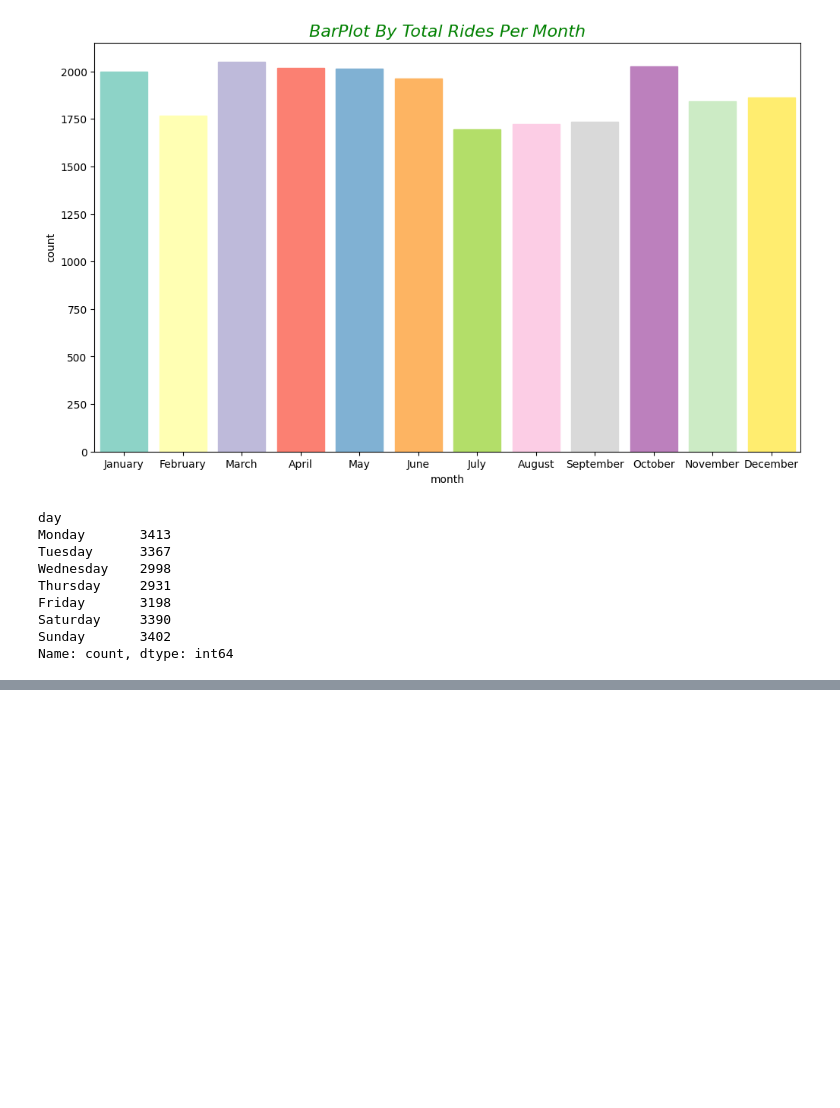
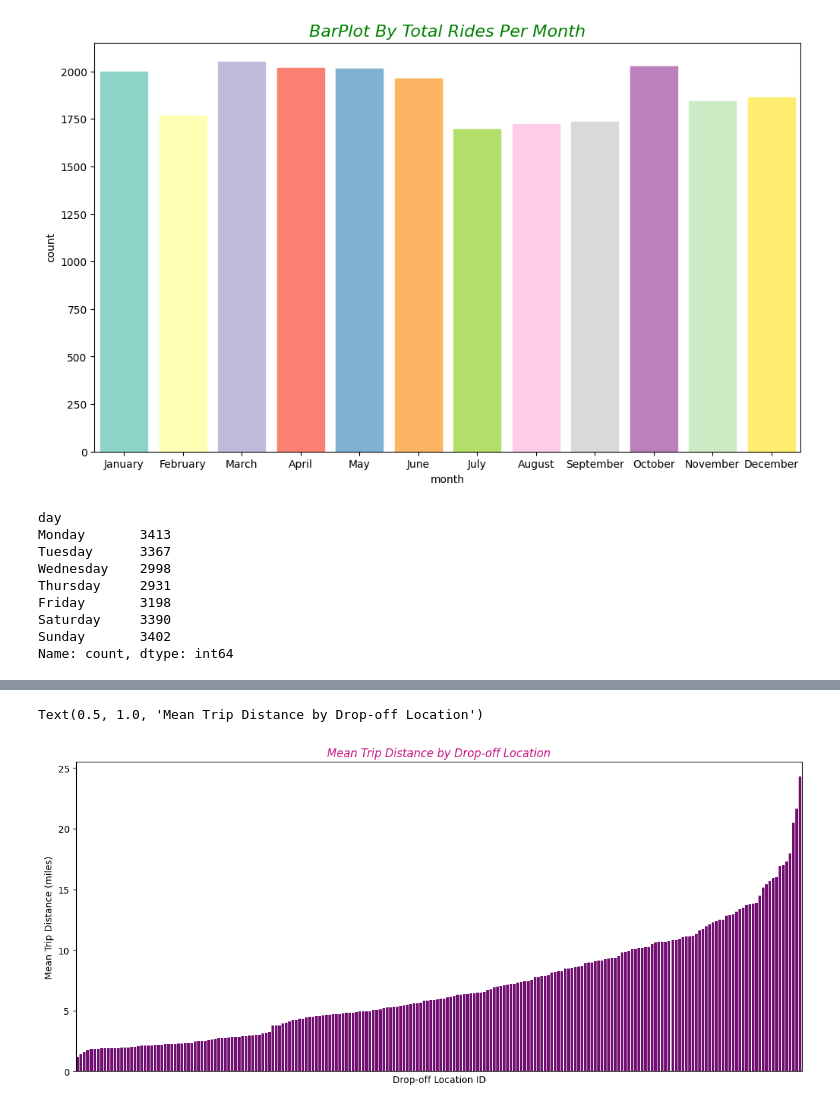
Before and after one commit to rashidul738/Yellow_Taxi_Trip_Data_Analysis_2025, a Jupyter notebook: Yellow_Taxi_Trip.ipynb, the cells around one changed output, grey strips where cells are left out. Cells and saved outputs as stored; diff of their text form; code cells hidden in the pictures; blank space fills up the shorter version.

```diff
--- a/Yellow_Taxi_Trip.ipynb
+++ b/Yellow_Taxi_Trip.ipynb
@@ -279,0 +343,8 @@ Text(0.5, 1.0, 'BarPlot By Day Rides')
+# %%
+# Calculate the mean trip distance for each drop-off location
+distance_by_dropoff = df.groupby('DOLocationID')[['trip_distance']].mean()
+
+# Sort the results in descending order by mean trip distance
+#==> ENTER YOUR CODE HERE
+distance_by_dropoff = distance_by_dropoff.sort_values(by='trip_distance')
+distance_by_dropoff
@@ -279,0 +366,16 @@ Text(0.5, 1.0, 'BarPlot By Day Rides')
+# %%
+# Create a bar plot of mean trip distances by drop-off location in ascending order by distance
+plt.figure(figsize=(14, 6))
+ax = sns.barplot(x=distance_by_dropoff.index,
+                 y=distance_by_dropoff['trip_distance'],
+                 order=distance_by_dropoff.index,
+                 color='Purple'
+                 )
+ax.set_xticklabels([])
+ax.set_xticks([])
+plt.xlabel('Drop-off Location ID')
+plt.ylabel('Mean Trip Distance (miles)')
+plt.title('Mean Trip Distance by Drop-off Location', fontsize=12, style='italic', color='MediumVioletRed')
+# %% [output]
+Text(0.5, 1.0, 'Mean Trip Distance by Drop-off Location')
+[figure, added]
```
Also changed, not shown: parts of 8 cells of this notebook.
